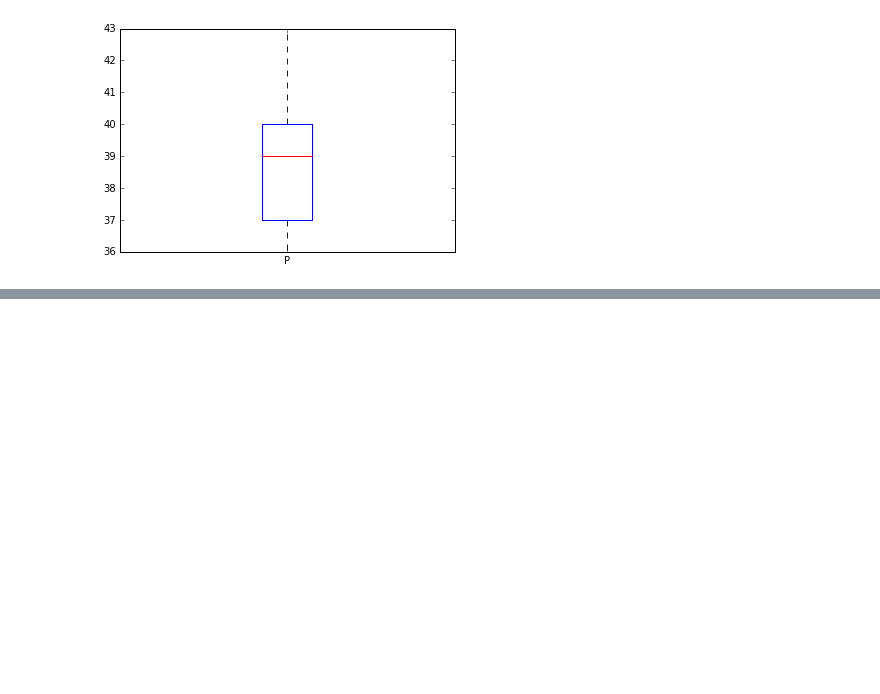
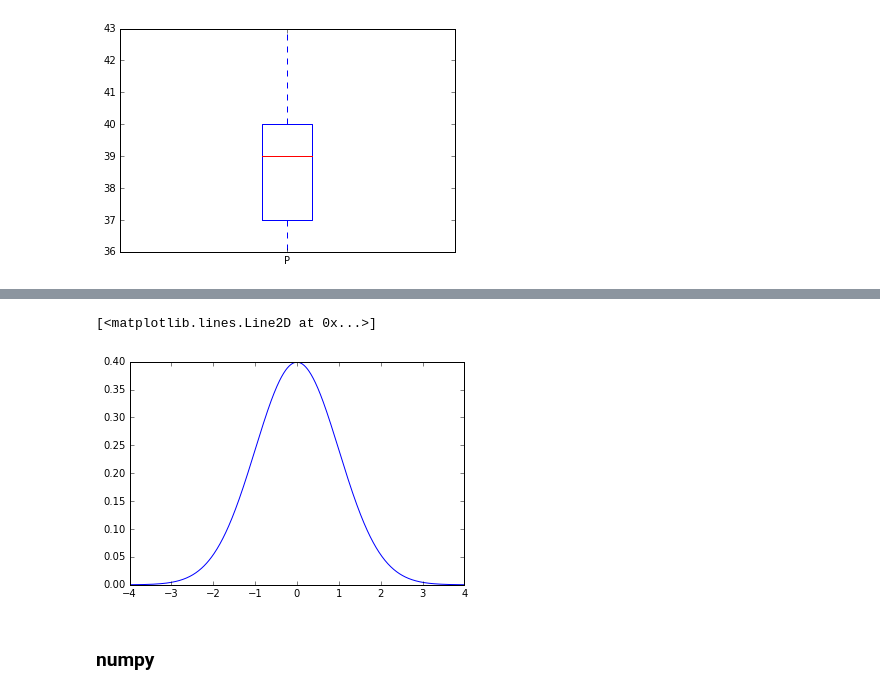
Before and after one commit to hitoshinagano/Locaweb_aulas, a Jupyter notebook: Aula.ipynb, the cells around one changed output, grey strips where cells are left out. Drawn from its saved outputs; the diff is of its cells as text; code cells hidden in the pictures; blank space fills up the shorter version.

```diff
--- a/Aula.ipynb
+++ b/Aula.ipynb
@@ -713,0 +764,21 @@ df.P.plot(kind = 'box')
+# %%
+# import matplotlib as mpl
+
+from scipy import stats
+
+media = 0
+desvio_padrao = 1
+
+# Criando um range
+X = np.arange(-4,4,0.01)
+
+# Criando uma distribuição normal para o range X
+Y = stats.norm.pdf(X,media, desvio_padrao)
+
+#
+plt.plot(X,Y)
+# %% [output]
+[<matplotlib.lines.Line2D at 0x...>]
+[figure, added]
+# %% [markdown]
+### numpy
```
Also changed, not shown: parts of 11 cells of this notebook.
